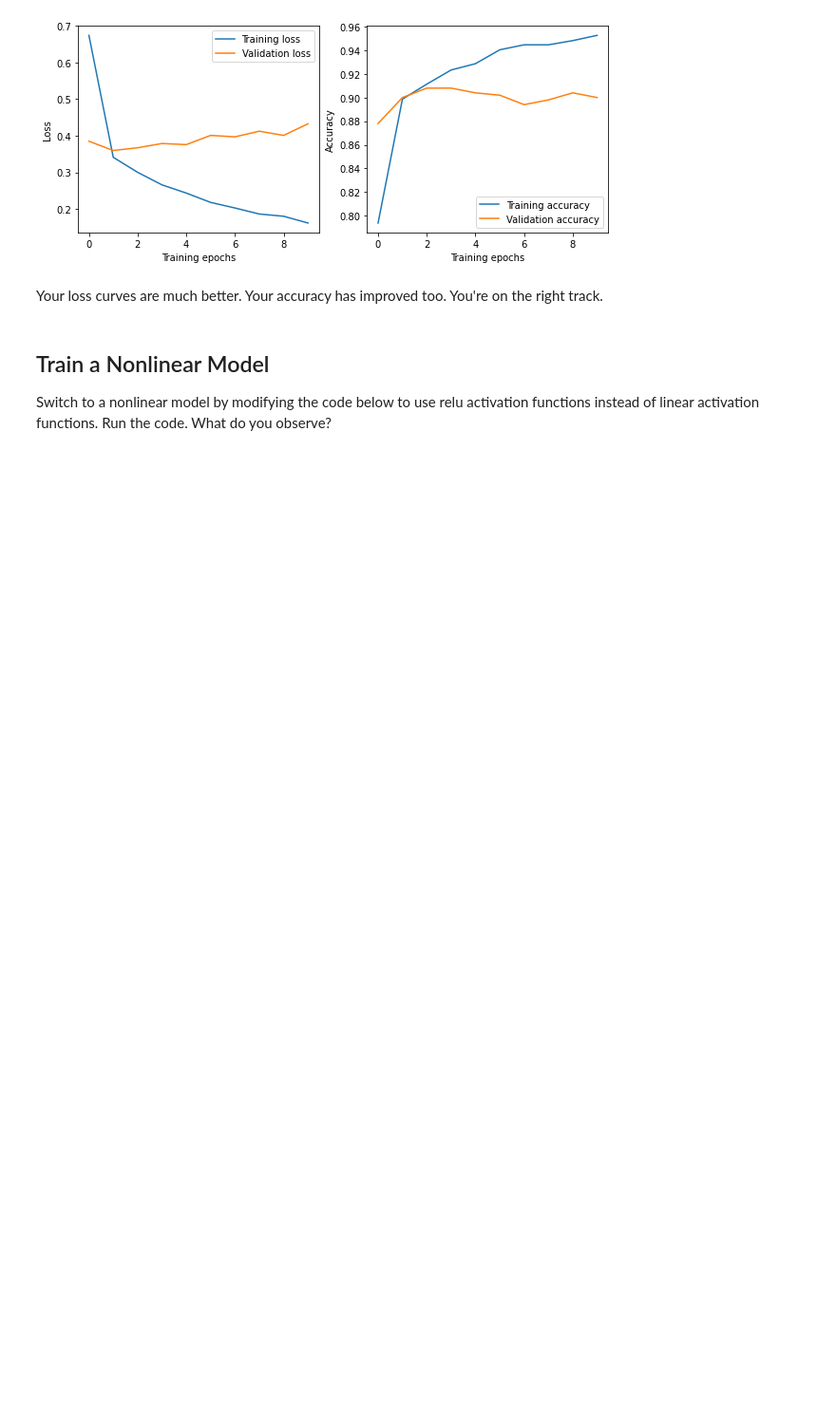
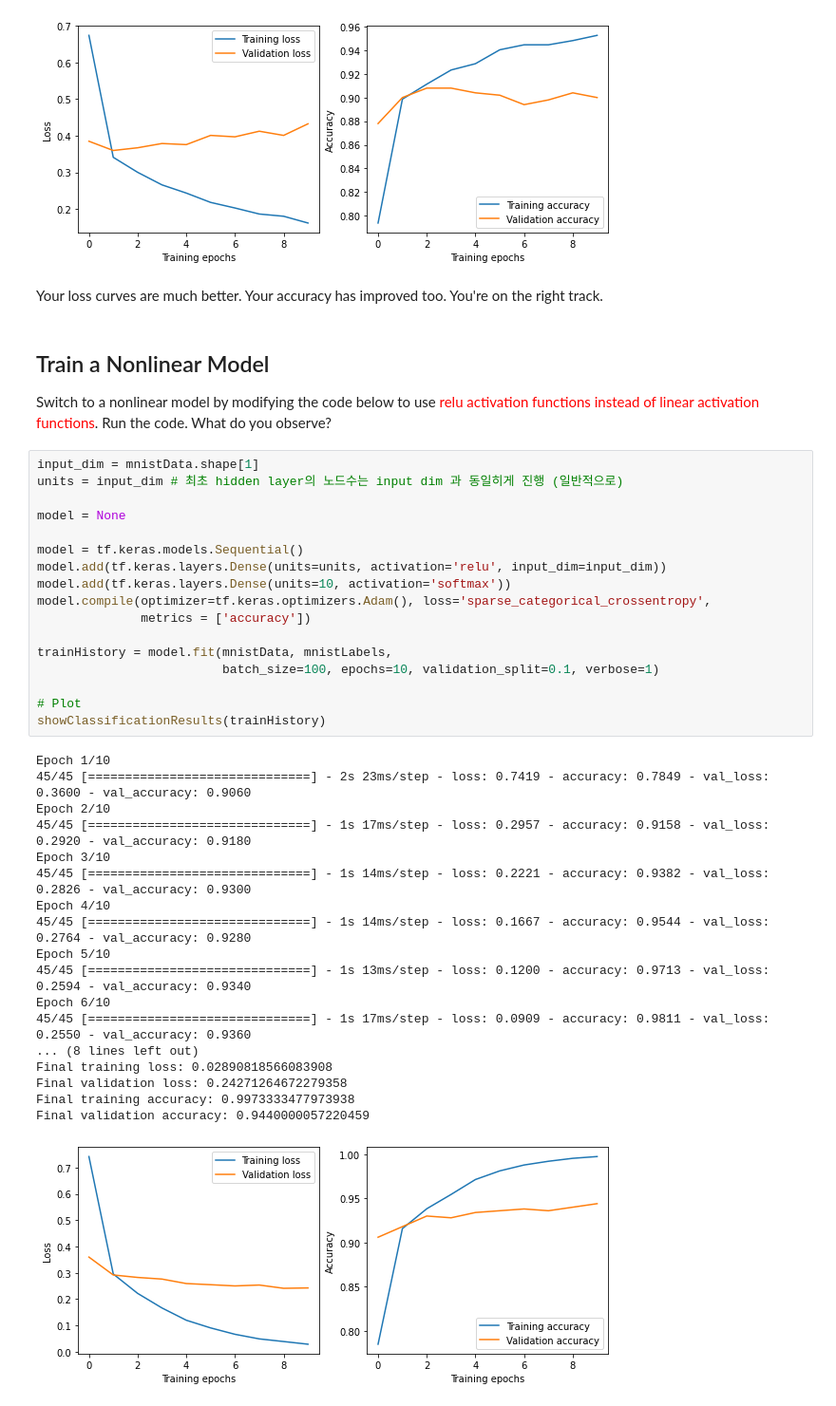
Before and after one commit to fasthill/google-ML-crash-course, a Jupyter notebook: 14 Case Study- Debugging in Classification.ipynb, the cells around one changed output. Shown at 95% size. Cells and saved outputs as stored; diff of their text form; blank space fills up the shorter version.

```diff
--- a/14 Case Study- Debugging in Classification.ipynb
+++ b/14 Case Study- Debugging in Classification.ipynb
@@ -270,4 +266,40 @@ Final validation accuracy: 0.8999999761581421
 Your loss curves are much better. Your accuracy has improved too. You're on the right track.
 # %% [markdown]
 ## Train a Nonlinear Model
-Switch to a nonlinear model by modifying the code below to use relu activation functions instead of linear activation functions. Run the code. What do you observe?
+Switch to a nonlinear model by modifying the code below to use <span style='color:red'>relu activation functions instead of linear activation functions</span>. Run the code. What do you observe?
+# %%
+input_dim = mnistData.shape[1]
+units = input_dim # 최초 hidden layer의 노드수는 input dim 과 동일히게 진행 (일반적으로)
+
+model = None
+
+model = tf.keras.models.Sequential()
+model.add(tf.keras.layers.Dense(units=units, activation='relu', input_dim=input_dim))
+model.add(tf.keras.layers.Dense(units=10, activation='softmax'))
+model.compile(optimizer=tf.keras.optimizers.Adam(), loss='sparse_categorical_crossentropy',
+              metrics = ['accuracy'])
+
+trainHistory = model.fit(mnistData, mnistLabels,
+                         batch_size=100, epochs=10, validation_split=0.1, verbose=1)
+
+# Plot
+showClassificationResults(trainHistory)
+# %% [output]
+Epoch 1/10
+45/45 [==============================] - 2s 23ms/step - loss: 0.7419 - accuracy: 0.7849 - val_loss: 0.3600 - val_accuracy: 0.9060
+Epoch 2/10
+45/45 [==============================] - 1s 17ms/step - loss: 0.2957 - accuracy: 0.9158 - val_loss: 0.2920 - val_accuracy: 0.9180
+Epoch 3/10
+45/45 [==============================] - 1s 14ms/step - loss: 0.2221 - accuracy: 0.9382 - val_loss: 0.2826 - val_accuracy: 0.9300
+Epoch 4/10
+45/45 [==============================] - 1s 14ms/step - loss: 0.1667 - accuracy: 0.9544 - val_loss: 0.2764 - val_accuracy: 0.9280
+Epoch 5/10
+45/45 [==============================] - 1s 13ms/step - loss: 0.1200 - accuracy: 0.9713 - val_loss: 0.2594 - val_accuracy: 0.9340
+Epoch 6/10
+45/45 [==============================] - 1s 17ms/step - loss: 0.0909 - accuracy: 0.9811 - val_loss: 0.2550 - val_accuracy: 0.9360
+... (8 lines left out)
+Final training loss: 0.02890818566083908
+Final validation loss: 0.24271264672279358
+Final training accuracy: 0.9973333477973938
+Final validation accuracy: 0.9440000057220459
+[figure, added]
```
Also changed, not shown: parts of 28 cells of this notebook.
